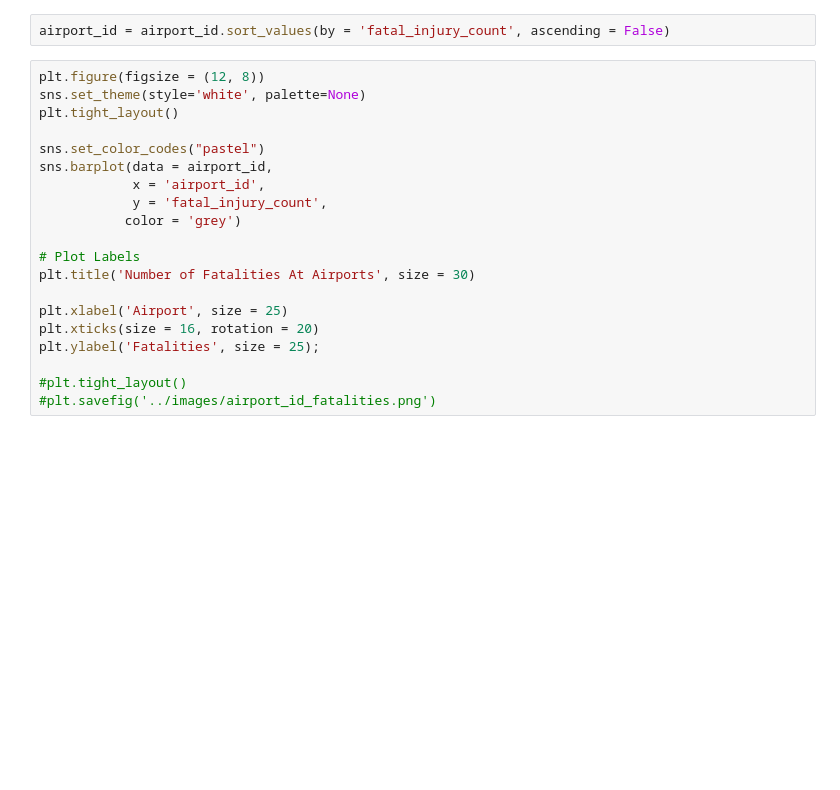
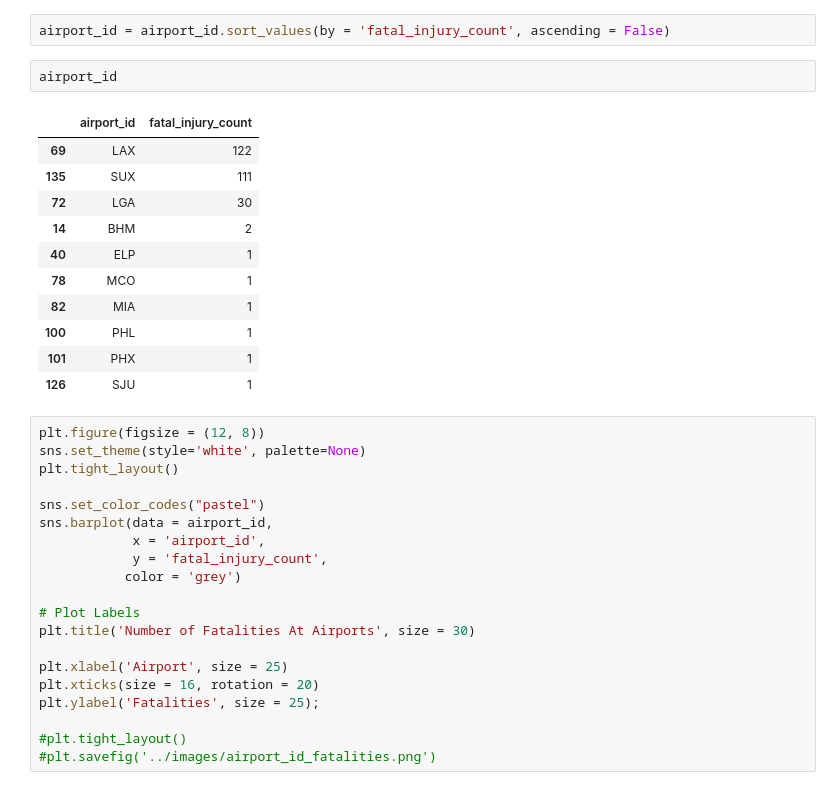
Before and after one commit to FragariaChemist/airline_safety, a Jupyter notebook: code/05_data_viz_hh.ipynb, the cells around one changed output. Cells and saved outputs as stored; diff of their text form; blank space fills up the shorter version.

```diff
--- a/code/05_data_viz_hh.ipynb
+++ b/code/05_data_viz_hh.ipynb
@@ -188,6 +200,20 @@ airport_id.head()
 airport_id = airport_id[airport_id['fatal_injury_count'] > 0]
 # %%
 airport_id = airport_id.sort_values(by = 'fatal_injury_count', ascending = False)
+# %%
+airport_id
+# %% [output]
+|  | airport_id | fatal_injury_count |
+| 69 | LAX | 122 |
+| 135 | SUX | 111 |
+| 72 | LGA | 30 |
+| 14 | BHM | 2 |
+| 40 | ELP | 1 |
+| 78 | MCO | 1 |
+| 82 | MIA | 1 |
+| 100 | PHL | 1 |
+| 101 | PHX | 1 |
+| 126 | SJU | 1 |
 # %%
 plt.figure(figsize = (12, 8))
 sns.set_theme(style='white', palette=None)
```
Also changed, not shown: parts of 5 cells of this notebook, 2 other files.
